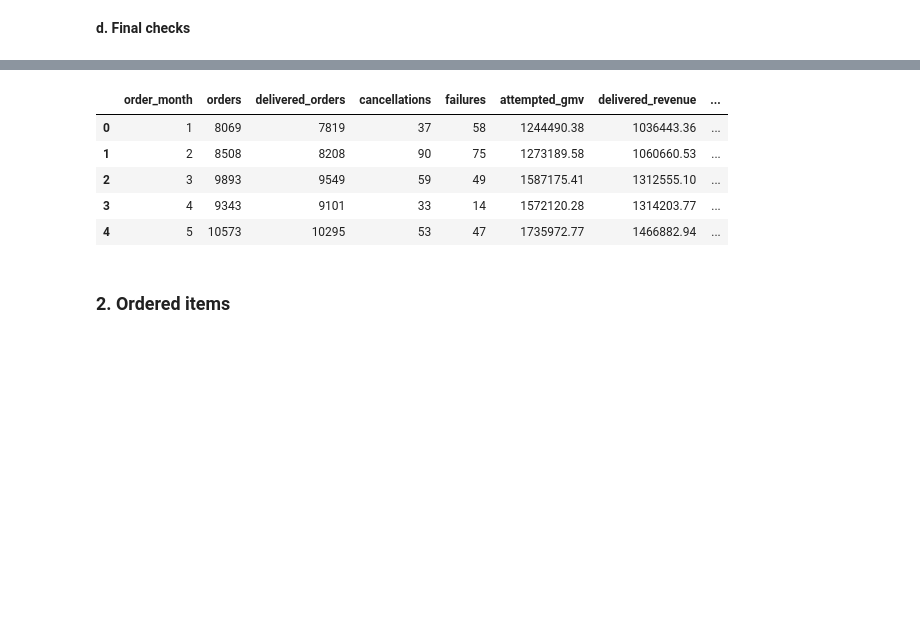
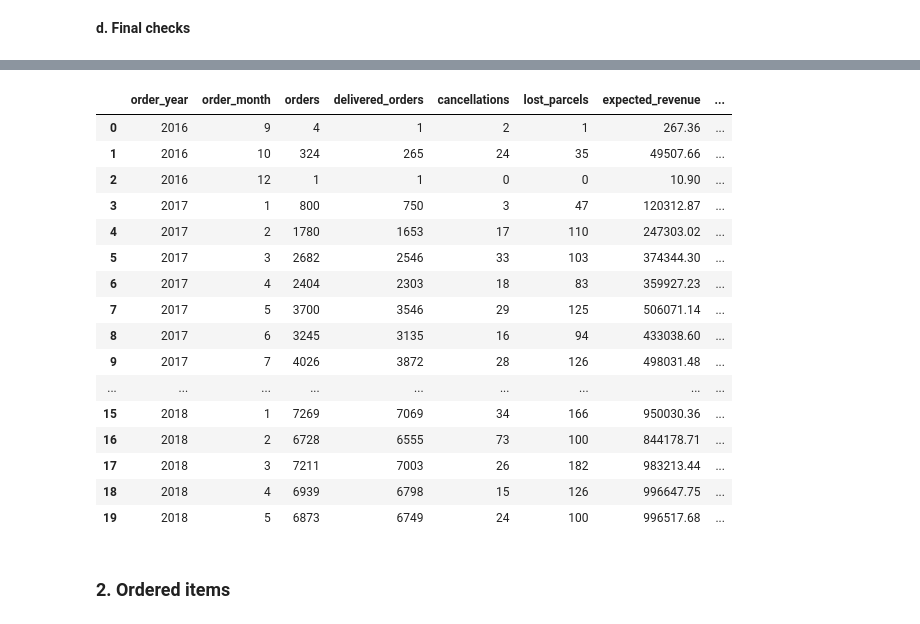
Before and after one commit to alfalfal/business_performance_analysis, a Jupyter notebook: EDA-and-modeling.ipynb, the cells around one changed output, grey strips where cells are left out. Saved outputs shown, nothing was run; the diff lists cells and outputs as text; code cells hidden in the pictures; blank space fills up the shorter version.

```diff
--- a/EDA-and-modeling.ipynb
+++ b/EDA-and-modeling.ipynb
@@ -203,0 +236,4 @@ dtype: object
+# %%
+orders['order_status_real'] = orders['order_status'].apply(lambda x: 'delivered' if x == 'delivered'
+                                                        else 'canceled' if x == 'canceled'
+                                                        else 'lost' )
@@ -374,7 +393,7 @@ First, the most relevant KPIs will be defined to allow them to be merged and to
 
 customers_final = customers
 
-orders_final = orders[['order_id', 'customer_id', 'order_status', 'order_purchase_timestamp', 'order_delivered_carrier_date', 'order_delivered_customer_date', 'order_estimated_delivery_date']]
+orders_final = orders[['order_id', 'customer_id', 'order_status_real', 'order_purchase_timestamp', 'order_delivered_carrier_date', 'order_delivered_customer_date', 'order_estimated_delivery_date']]
 
 order_items_final = order_items[['order_id', 'product_id', 'seller_id', 'order_item_id', 'price', 'freight_value']]
 
@@ -386,7 +405,7 @@ products_final = products[['product_id', 'product_category_name', 'product_weigh
 # %%
 # DEFINE AN AGGREGATED FRAME WITH THE RELEVENAT COLUMNS FROM THE ORDER_ITEMS DATA FRAME
 
-agg_items = order_items_final.groupby(by= 'order_id').agg(
+agg_items = order_items_final.groupby(by= 'order_id', as_index= False).agg(
                                                                         number_items = ('product_id', 'count'),
                                                                         order_price = ('price', 'sum'),
                                                                         order_freight_value = ('freight_value', 'sum'))
@@ -419,3 +438,9 @@ df_orders.head(3)
 # %% [markdown]
 **c. Feature engeeniring**
+# %%
+# ADD A FLAG IF ORDERS HAVE BEEN CANCELED, HAS FAILED DELIVERY; OR IT HAS BEN SUCCESFULLLY DELIVERED
+
+df_orders['is_canceled'] = df_orders['order_status_real'] == 'canceled'
+df_orders['is_lost'] = df_orders['order_status_real'] == 'lost'
+df_orders['is_delivered'] = df_orders['order_status_real'] == 'delivered'
 # %%
@@ -485,28 +508,41 @@ Data columns (total 25 columns):
 dtypes: bool(3), datetime64[ns](4), float64(8), int32(3), int64(1), object(6)
 memory usage: 15.8+ MB
 # %%
-monthly = df_orders.groupby('order_month').agg(
-    orders=('order_id','count'),
-    delivered_orders=('is_delivered','sum'),
-    cancellations=('is_canceled','sum'),
-    failures=('is_failed_delivery','sum'),
-    attempted_gmv=('gmv_bcanc_and_fails','sum'),
-    delivered_revenue=('price_aft_canc_and_fail','sum'),
-    lost_revenue=('price_loss','sum'),
+monthly = df_orders.groupby(['order_year', 'order_month']).agg(
+    orders= ('order_id','count'),
+    delivered_orders= ('is_delivered','sum'),
+    cancellations= ('is_canceled','sum'),
+    lost_parcels= ('is_lost','sum'),
+    expected_revenue= ('price_bcanc_and_fails','sum'),
+    delivered_revenue= ('price_aft_canc_and_fail','sum'),
+    lost_parcel_revenue_loss = ('price_loss_order_lost', 'sum'),
+    canc_revenue_loss = ('price_loss_canc', 'sum'),
+    total_revenue_lost= ('price_loss','sum'),
 ).reset_index()
 
-monthly['cancellation_rate'] = monthly['cancellations'] / monthly['orders']
-monthly['failure_rate'] = monthly['failures'] / monthly['orders']
-monthly['delivered_share'] = monthly['delivered_orders'] / monthly['orders']
+monthly['cancellation_rate'] = round(monthly['cancellations'] / monthly['orders'], 4).mul(100)
+monthly['parcels_lost_rate'] = round(monthly['lost_parcels'] / monthly['orders'], 4).mul(100)
+monthly['delivered_share'] = round(monthly['delivered_orders'] / monthly['orders'], 4).mul(100)
 
-monthly.head()
+monthly.head(20)
 # %% [output]
-|  | order_month | orders | delivered_orders | cancellations | failures | attempted_gmv | delivered_revenue | ... |
-| 0 | 1 | 8069 | 7819 | 37 | 58 | 1244490.38 | 1036443.36 | ... |
-| 1 | 2 | 8508 | 8208 | 90 | 75 | 1273189.58 | 1060660.53 | ... |
-| 2 | 3 | 9893 | 9549 | 59 | 49 | 1587175.41 | 1312555.10 | ... |
-| 3 | 4 | 9343 | 9101 | 33 | 14 | 1572120.28 | 1314203.77 | ... |
-| 4 | 5 | 10573 | 10295 | 53 | 47 | 1735972.77 | 1466882.94 | ... |
+|  | order_year | order_month | orders | delivered_orders | cancellations | lost_parcels | expected_revenue | ... |
+| 0 | 2016 | 9 | 4 | 1 | 2 | 1 | 267.36 | ... |
+| 1 | 2016 | 10 | 324 | 265 | 24 | 35 | 49507.66 | ... |
+| 2 | 2016 | 12 | 1 | 1 | 0 | 0 | 10.90 | ... |
+| 3 | 2017 | 1 | 800 | 750 | 3 | 47 | 120312.87 | ... |
+| 4 | 2017 | 2 | 1780 | 1653 | 17 | 110 | 247303.02 | ... |
+| 5 | 2017 | 3 | 2682 | 2546 | 33 | 103 | 374344.30 | ... |
+| 6 | 2017 | 4 | 2404 | 2303 | 18 | 83 | 359927.23 | ... |
+| 7 | 2017 | 5 | 3700 | 3546 | 29 | 125 | 506071.14 | ... |
+| 8 | 2017 | 6 | 3245 | 3135 | 16 | 94 | 433038.60 | ... |
+| 9 | 2017 | 7 | 4026 | 3872 | 28 | 126 | 498031.48 | ... |
+| ... | ... | ... | ... | ... | ... | ... | ... | ... |
+| 15 | 2018 | 1 | 7269 | 7069 | 34 | 166 | 950030.36 | ... |
+| 16 | 2018 | 2 | 6728 | 6555 | 73 | 100 | 844178.71 | ... |
+| 17 | 2018 | 3 | 7211 | 7003 | 26 | 182 | 983213.44 | ... |
+| 18 | 2018 | 4 | 6939 | 6798 | 15 | 126 | 996647.75 | ... |
+| 19 | 2018 | 5 | 6873 | 6749 | 24 | 100 | 996517.68 | ... |
 # %% [markdown]
 ### **2. Ordered items**
 # %% [markdown]
```
Also changed, not shown: parts of 32 cells of this notebook.
